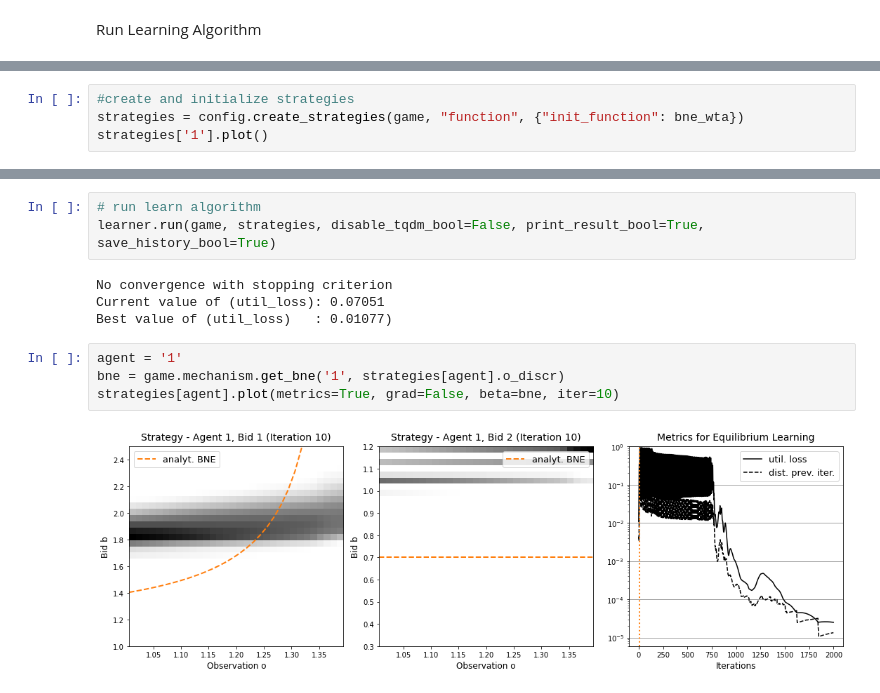
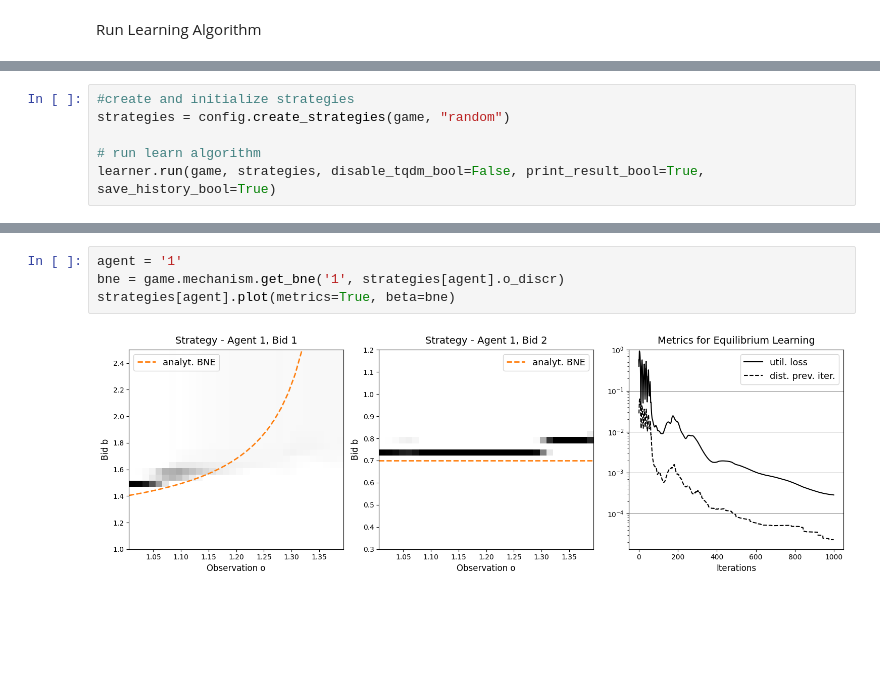
Before and after one commit to MOberlechner/soda, a Jupyter notebook: notebooks/examples/split_award.ipynb, the cells around one changed output, grey strips where cells are left out. Drawn from its saved outputs; the diff is of its cells as text; blank space fills up the shorter version.

```diff
--- a/notebooks/examples/split_award.ipynb
+++ b/notebooks/examples/split_award.ipynb
@@ -55,5 +50,7 @@ bne_wta = game.mechanism.equilibrium_wta('1', x)
 # %%
 #create and initialize strategies
-strategies = config.create_strategies(game, "function", {"init_function": bne_wta})
-strategies['1'].plot()
+strategies = config.create_strategies(game, "random")
+
+# run learn algorithm
+learner.run(game, strategies, disable_tqdm_bool=False, print_result_bool=True, save_history_bool=True)
 # %% [output]
@@ -61,13 +60,6 @@ strategies['1'].plot()
-# %%
-# run learn algorithm
-learner.run(game, strategies, disable_tqdm_bool=False, print_result_bool=True, save_history_bool=True)
-# %% [output]
-No convergence with stopping criterion
-Current value of (util_loss): 0.07051
-Best value of (util_loss)   : 0.01077)
 # %%
 agent = '1'
 bne = game.mechanism.get_bne('1', strategies[agent].o_discr)
-strategies[agent].plot(metrics=True, grad=False, beta=bne, iter=10)
+strategies[agent].plot(metrics=True, beta=bne)
 # %% [output]
-[figure, old version]
+[figure, new version]
```
Also changed, not shown: parts of 4 cells of this notebook.
